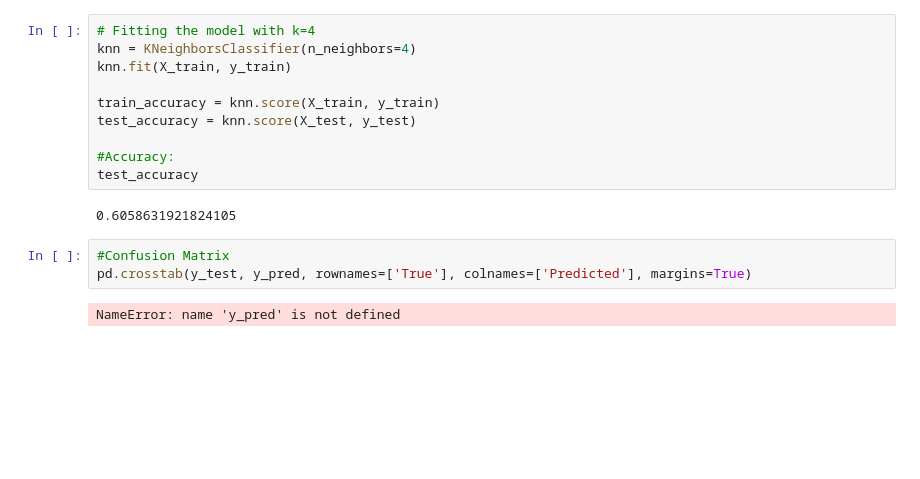
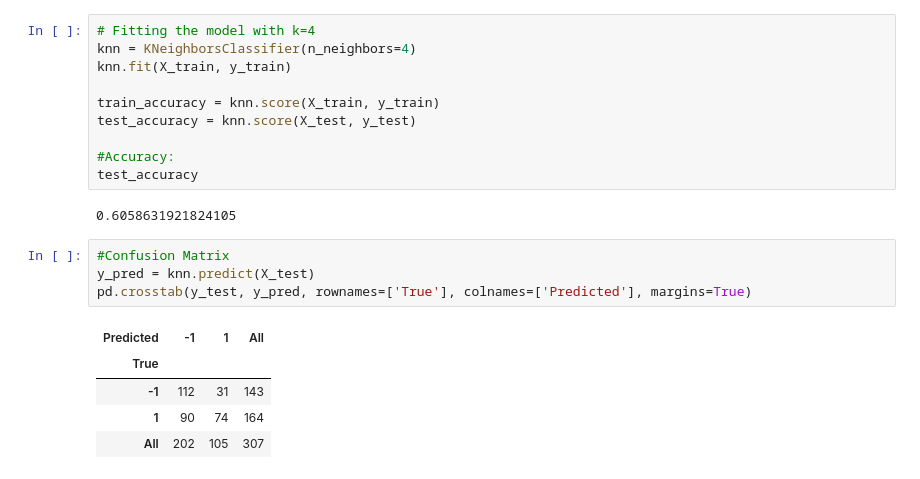
Before and after one commit to jagadeeshmeesala/notebooks, a Jupyter notebook: 602-final-project/CleanData.ipynb, the cells around one changed output. Saved outputs shown, nothing was run; the diff lists cells and outputs as text; blank space fills up the shorter version.

Commit message:
Defined y_pred

```diff
--- a/602-final-project/CleanData.ipynb
+++ b/602-final-project/CleanData.ipynb
@@ -145,9 +145,14 @@ test_accuracy
 0.6058631921824105
 # %%
 #Confusion Matrix
+y_pred = knn.predict(X_test)
 pd.crosstab(y_test, y_pred, rownames=['True'], colnames=['Predicted'], margins=True)
 # %% [output]
-NameError: name 'y_pred' is not defined
+| Predicted | -1 | 1 | All |
+| True |  |  |  |
+| -1 | 112 | 31 | 143 |
+| 1 | 90 | 74 | 164 |
+| All | 202 | 105 | 307 |
 # %%
 # Calculating Measures by hand
 TP = 77
```
Also changed, not shown: parts of 3 cells of this notebook.
